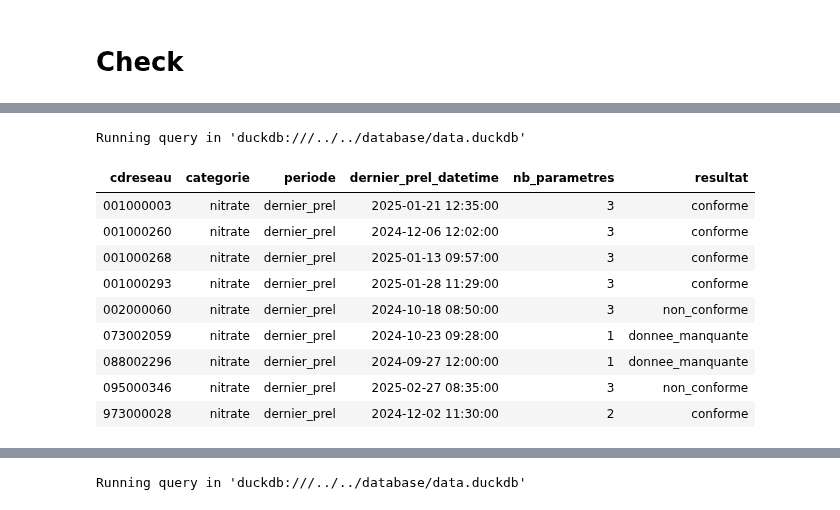
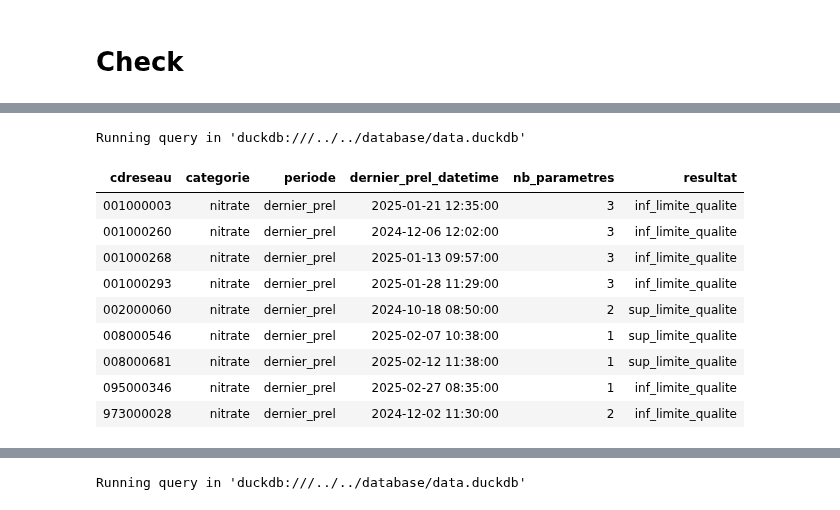
Before and after one commit to dataforgoodfr/13_pollution_eau, a Jupyter notebook: analytics/notebooks/resultats_nitrates.ipynb, the cells around one changed output, grey strips where cells are left out. Drawn from its saved outputs; the diff is of its cells as text; code cells hidden in the pictures.

Commit message:
feat: update method for nitrates/nitrites + add missing field into yaml

```diff
--- a/analytics/notebooks/resultats_nitrates.ipynb
+++ b/analytics/notebooks/resultats_nitrates.ipynb
@@ -425,22 +506,22 @@ Running query in 'duckdb:///../../database/data.duckdb'
 # %%
 %%sql --with int__resultats_nitrites_udi_dernier
  SELECT
    *
  FROM
    int__resultats_nitrites_udi_dernier
 WHERE
-    cdreseau IN( '002000060','095000346','001000003','976003554','088002296','073002059','973000028','001000260','001000268','001000293',)
+    cdreseau IN( '002000060','095000346','001000003','976003554','088002296','073002059','973000028','001000260','001000268','001000293','008000681','008000546')
 ORDER BY
     cdreseau
 # %% [output]
 Running query in 'duckdb:///../../database/data.duckdb'
 | cdreseau | categorie | periode | dernier_prel_datetime | nb_parametres | resultat |
-| 001000003 | nitrate | dernier_prel | 2025-01-21 12:35:00 | 3 | conforme |
-| 001000260 | nitrate | dernier_prel | 2024-12-06 12:02:00 | 3 | conforme |
-| 001000268 | nitrate | dernier_prel | 2025-01-13 09:57:00 | 3 | conforme |
-| 001000293 | nitrate | dernier_prel | 2025-01-28 11:29:00 | 3 | conforme |
-| 002000060 | nitrate | dernier_prel | 2024-10-18 08:50:00 | 3 | non_conforme |
-| 073002059 | nitrate | dernier_prel | 2024-10-23 09:28:00 | 1 | donnee_manquante |
-| 088002296 | nitrate | dernier_prel | 2024-09-27 12:00:00 | 1 | donnee_manquante |
-| 095000346 | nitrate | dernier_prel | 2025-02-27 08:35:00 | 3 | non_conforme |
-| 973000028 | nitrate | dernier_prel | 2024-12-02 11:30:00 | 2 | conforme |
+| 001000003 | nitrate | dernier_prel | 2025-01-21 12:35:00 | 3 | inf_limite_qualite |
+| 001000260 | nitrate | dernier_prel | 2024-12-06 12:02:00 | 3 | inf_limite_qualite |
+| 001000268 | nitrate | dernier_prel | 2025-01-13 09:57:00 | 3 | inf_limite_qualite |
+| 001000293 | nitrate | dernier_prel | 2025-01-28 11:29:00 | 3 | inf_limite_qualite |
+| 002000060 | nitrate | dernier_prel | 2024-10-18 08:50:00 | 2 | sup_limite_qualite |
+| 008000546 | nitrate | dernier_prel | 2025-02-07 10:38:00 | 1 | sup_limite_qualite |
+| 008000681 | nitrate | dernier_prel | 2025-02-12 11:38:00 | 1 | sup_limite_qualite |
+| 095000346 | nitrate | dernier_prel | 2025-02-27 08:35:00 | 1 | inf_limite_qualite |
+| 973000028 | nitrate | dernier_prel | 2024-12-02 11:30:00 | 2 | inf_limite_qualite |
```
Also changed, not shown: parts of 17 cells of this notebook, 8 other files.
